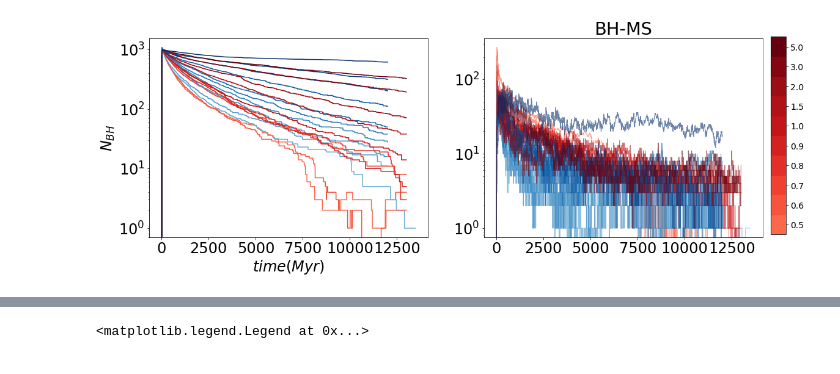
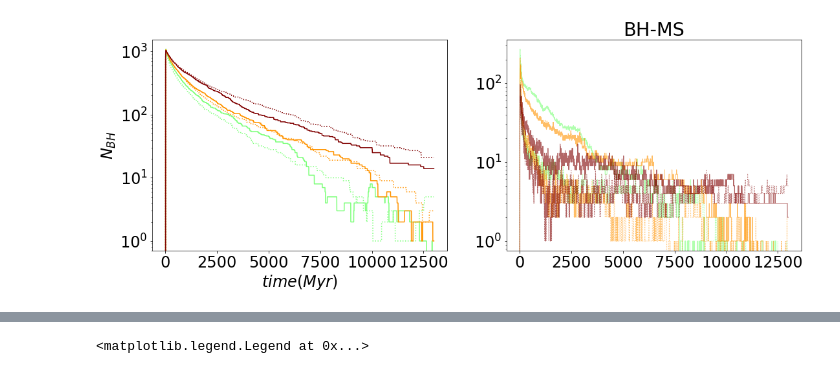
Before and after one commit to claireshiye/MyPythonCode, a Jupyter notebook: tidal_capture_test_rvgrid.ipynb, the cells around one changed output, grey strips where cells are left out. Saved outputs shown, nothing was run; the diff lists cells and outputs as text; code cells hidden in the pictures.

```diff
--- a/tidal_capture_test_rvgrid.ipynb
+++ b/tidal_capture_test_rvgrid.ipynb
@@ -214,12 +200,12 @@ n_giant_coll: 5 n_tc_merged: 0
 def extract_key(key_str):
     init_list = []; finl_list = []; des_list = []
     for i in range(len(prop_init)):
-        if key_str != 'rperi' and key_str != 'vinf' and key_str != 'sma' and key_str != 'ecc':
+        if key_str != 'rperi' and key_str != 'vinf' and key_str != 'sma' and key_str != 'ecc' and key_str != 'mc0' and key_str != 'mc1' and key_str != 'rc0' and key_str != 'rc1':
             init_list = init_list + list(prop_init[str(i)][key_str])
             finl_list = finl_list + list(prop_finl[str(i)][key_str])
         elif key_str == 'sma' or key_str == 'ecc':
             finl_list = finl_list + list(prop_finl[str(i)][key_str])
-        elif key_str == 'rperi' or key_str == 'vinf':
+        elif key_str == 'rperi' or key_str == 'vinf' or key_str == 'mc0' or key_str == 'mc1' or key_str == 'rc0' or key_str == 'rc1':
             init_list = init_list + list(prop_init[str(i)][key_str])
 
     for j in range(len(prop_des)):
@@ -234,12 +220,12 @@ def extract_key_index(key_str, index_name, flag_name):
     init_list_index = []; finl_list_index = []; des_list_index = []
     if flag_name == 'bin':
         for i in range(len(prop_init)):
-            if key_str != 'rperi' and key_str != 'vinf' and key_str != 'sma' and key_str != 'ecc':
+            if key_str != 'rperi' and key_str != 'vinf' and key_str != 'sma' and key_str != 'ecc' and key_str != 'mc0' and key_str != 'mc1' and key_str != 'rc0' and key_str != 'rc1':
                 init_list_index.append(list(np.take(prop_init[str(i)][key_str], index_name[i])))
                 finl_list_index.append(list(np.take(prop_finl[str(i)][key_str], index_name[i])))
             elif key_str == 'sma' or key_str == 'ecc':
                 finl_list_index.append(list(np.take(prop_finl[str(i)][key_str], index_name[i])))
-            elif key_str == 'rperi' or key_str == 'vinf':
+            elif key_str == 'rperi' or key_str == 'vinf' or key_str == 'mc0' or key_str == 'mc1' or key_str == 'rc0' or key_str == 'rc1':
                 init_list_index.append(list(np.take(prop_init[str(i)][key_str], index_name[i])))
     else:
         for j in range(len(prop_des)):
@@ -1631,17 +1698,18 @@ axs[1].legend(loc='best', fontsize=15)
 dyn_tc = []; bh_tc = []; ns_tc = []
 dyn_comp = []; bh_comp = []; ns_comp = []
 
-paths_comp = np.genfromtxt('/projects/b1095/syr904/cmc/cmc-mpi-tidalcapture/rvgrid/path_oldrvgrid.dat', dtype=str)
+paths_tcon = np.genfromtxt('/projects/b1095/syr904/cmc/cmc-mpi-tidalcapture/rvgrid/standard_models_tcon/test18_mpi1/path_text18_tcon.dat', dtype=str)
+paths_comp = np.genfromtxt('/projects/b1095/syr904/cmc/cmc-mpi-tidalcapture/rvgrid/standard_models_tctdegiantoff/test18_mpi1/path_text18_alloff.dat', dtype=str)
 
-for jj in range(len(paths)):
+for jj in range(len(paths_tcon)):
     print(jj)
-    dyn_tc.append(np.genfromtxt(paths[jj]+'initial.dyn.dat'))
+    dyn_tc.append(np.genfromtxt(paths_tcon[jj]+'initial.dyn.dat'))
     #bin_tc.append(np.genfromtxt(paths[jj]+'initial.bin.dat'))
     dyn_comp.append(np.genfromtxt(paths_comp[jj]+'initial.dyn.dat'))
     #bin_comp.append(np.genfromtxt(paths_comp[jj]+'initial.bin.dat'))
-    bh_tc.append(np.genfromtxt(paths[jj]+'initial.bh.dat'))
+    bh_tc.append(np.genfromtxt(paths_tcon[jj]+'initial.bh.dat'))
     bh_comp.append(np.genfromtxt(paths_comp[jj]+'initial.bh.dat'))
-    ns_tc.append(np.genfromtxt(paths[jj]+'initial.ns.dat'))
+    ns_tc.append(np.genfromtxt(paths_tcon[jj]+'initial.ns.dat'))
     ns_comp.append(np.genfromtxt(paths_comp[jj]+'initial.ns.dat'))
 
 #print(ns_tc)
@@ -1825,49 +1903,62 @@ Text(0,0.5,'$M_{tot}(M_{\\odot})$')
 # %%
 ##Comapre number of BH
-cb = cm.Blues(np.linspace(0.5, 1, 10))
-cmapb=matplotlib.colors.ListedColormap([cb[0], cb[1], cb[2], cb[3], cb[4], cb[5], cb[6], cb[7], cb[8], cb[9]])
-cr = cm.Reds(np.linspace(0.5, 1, 10))
-cmapr=matplotlib.colors.ListedColormap([cr[0], cr[1], cr[2], cr[3], cr[4], cr[5], cr[6], cr[7], cr[8], cr[9]])
+#cb = cm.Blues(np.linspace(0.5, 1, 6))
+#cmapb=matplotlib.colors.ListedColormap([cb[0], cb[1], cb[2], cb[3], cb[4], cb[5]])
+#cr = cm.Reds(np.linspace(0.5, 1, 6))
+#cmapr=matplotlib.colors.ListedColormap([cr[0], cr[1], cr[2], cr[3], cr[4], cr[5]])
+
+cs = cm.jet(np.linspace(0.5, 1, 3))
+cmap=matplotlib.colors.ListedColormap([cs[0], cs[1], cs[2]])
 
 fig, axs = plt.subplots(ncols = 2, figsize = (18, 6))
-for jj in range(len(paths)):
+for jj in range(len(paths_tcon)):
     t_tc = bh_tc[jj][:,1]; Nbh_tc = bh_tc[jj][:,2]
     Nbhms_tc = bh_tc[jj][:,10]; Nbhwd_tc = bh_tc[jj][:,8]
 
     t_comp = bh_comp[jj][:,1]; Nbh_comp = bh_comp[jj][:,2]
     Nbhms_comp = bh_comp[jj][:,10]; Nbhwd_comp = bh_comp[jj][:,8]
 
-    conv_tc = dyn.conv('t', paths[jj]+'initial.conv.sh')
+    conv_tc = dyn.conv('t', paths_tcon[jj]+'initial.conv.sh')
     conv_comp = dyn.conv('t', paths_comp[jj]+'initial.conv.sh')
 
     tmyr_tc = conv_tc*np.array(t_tc)
     tmyr_comp = conv_comp*np.array(t_comp)
 
 
-    axs[0].plot(tmyr_tc, Nbh_tc, color = cr[jj])
-    axs[0].plot(tmyr_comp, Nbh_comp, color = cb[jj])
-
-    axs[1].plot(tmyr_tc, Nbhms_tc, color = cr[jj], lw=1, alpha=0.6)
-    axs[1].plot(tmyr_comp, Nbhms_comp, color = cb[jj], lw=1, alpha=0.6)
+    #axs[0].plot(tmyr_tc, Nbh_tc, color = cr[jj])
+    #axs[0].plot(tmyr_comp, Nbh_comp, color = cb[jj])
+    #
+    #axs[1].plot(tmyr_tc, Nbhms_tc, color = cr[jj], lw=1, alpha=0.6)
+    #axs[1].plot(tmyr_comp, Nbhms_comp, color = cb[jj], lw=1, alpha=0.6)
 
     #axs[2].plot(tmyr_tc, Nbhwd_tc, color = cr[jj], lw=1, alpha=0.6)
     #axs[2].plot(tmyr_comp, Nbhwd_comp, color = cb[jj], lw=1, alpha=0.6)
 
-addColorbar(axs[1], cmapr, 0, 20, label=None, tick_tuple=([1.,3.,5.,7.,9.,11.,13.,15.,17.,19.],[0.5,0.6,0.7,0.8,0.9,1.0,1.5,2.0,3.0,5.0]))
+    axs[0].plot(tmyr_tc, Nbh_tc, color = cs[jj])
+    axs[0].plot(tmyr_comp, Nbh_comp, color = cs[jj], ls = 'dotted')
 
+    axs[1].plot(tmyr_tc, Nbhms_tc, color = cs[jj], lw=1, alpha=0.6)
+    axs[1].plot(tmyr_comp, Nbhms_comp, color = cs[jj], lw=1, ls = 'dotted', alpha=0.6)
+
+#addColorbar(axs[1], cmapr, 0, 12, label=None, tick_tuple=([1.,3.,5.,7.,9.,11.],[0.5,0.6,0.8,1.0,2.0,5.0]))
+addColorbar(ax, cmap, 0, 6, label=None, tick_tuple=([1.,3.,5.],[0.5,0.6,1.0]))
 
 axs[0].set_xlabel(r'$time(Myr)$')
 axs[0].set_ylabel(r'$N_{BH}$')
 axs[1].set_title('BH-MS')
 axs[0].set_yscale('log')
 axs[1].set_yscale('log')
+#axs[0].set_xscale('log')
+#axs[1].set_xscale('log')
+#axs[0].set_xlim(xmin = 1)
+#axs[1].set_xlim(xmin = 1)
 
 #axs[2].set_title('BH-WD')
 #axs[0].legend(loc='best', fontsize = 12)
 #axs[1].legend(loc='best', fontsize = 12)
 #axs[1].set_yscale('symlog')
 #axs[1].set_ylim(-1, 30)
 # %% [output]
-[figure, old version]
+[figure, new version]
 # %%
 ##Compare the number of pulsars and neutron star binaries in general in the two models
```
Also changed, not shown: parts of 34 cells of this notebook, 14 other files.
